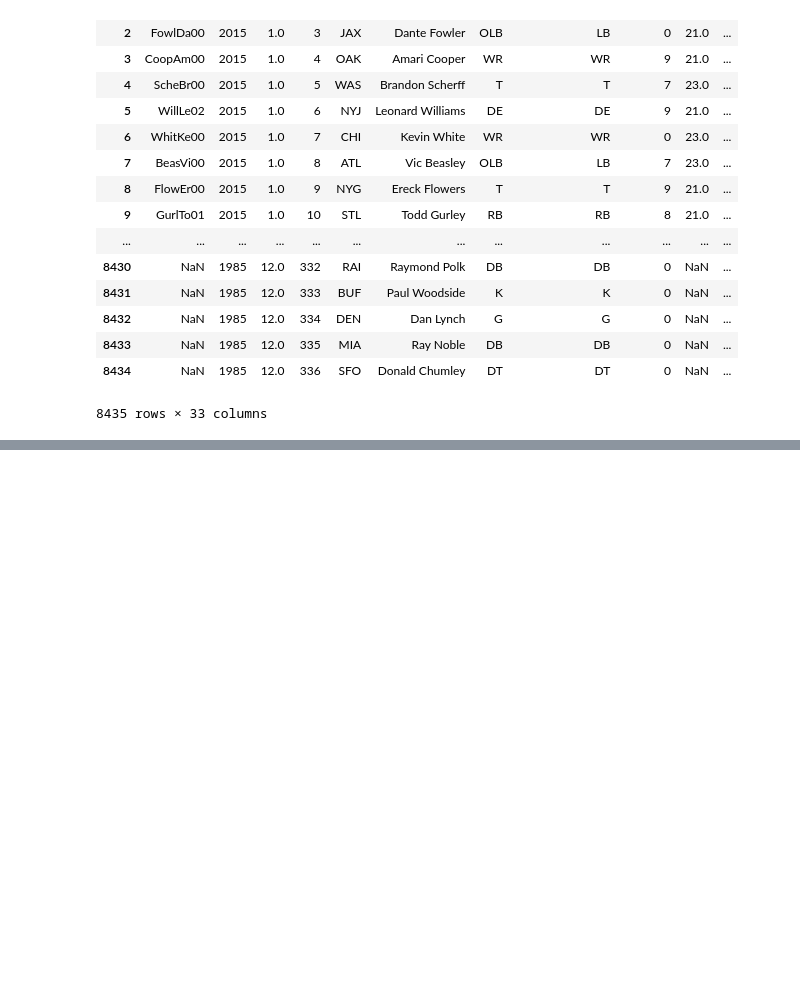
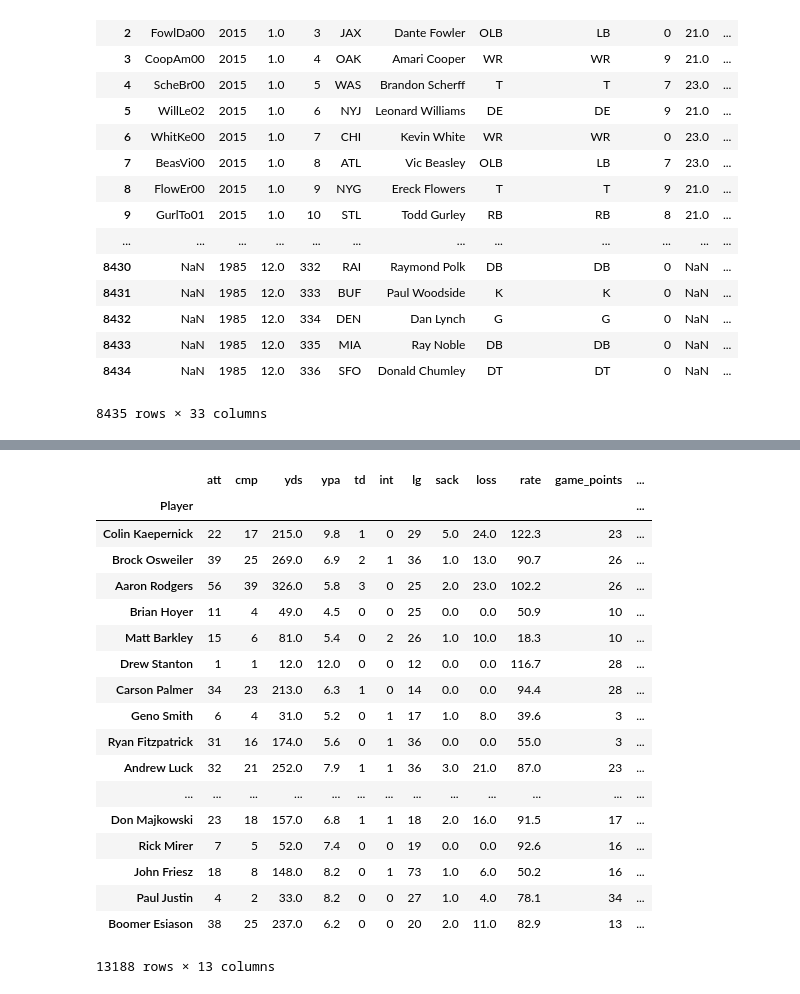
Before and after one commit to Ryanj535/NFL-ETL, a Jupyter notebook: NFL_ETL_KH.ipynb, the cells around one changed output, grey strips where cells are left out. Cells and saved outputs as stored; diff of their text form; code cells hidden in the pictures; blank space fills up the shorter version.

Commit message:
cleaning stats data

```diff
--- a/NFL_ETL_KH.ipynb
+++ b/NFL_ETL_KH.ipynb
@@ -53,0 +54,4 @@ import numpy as np
+# %%
+stats_path = 'resources/QBStats_all.csv'
+stats_df = pd.read_csv(stats_path, encoding ='utf8')
+stats_df.head()
@@ -53,0 +65,12 @@ import numpy as np
+# %%
+qb_stats_df = stats_df
+qb_stats_df
+names = qb_stats_df['qb'].tolist()
+qb_list = []
+for name in names:
+    split_name = name.split(".")
+    drop_second = split_name[0]
+    clean_name = drop_second[:-1]
+    qb_list.append(clean_name)
+stats_df['Player'] = qb_list
+stats_df.head()
@@ -53,0 +84,25 @@ import numpy as np
+# %%
+qb_stats_df = stats_df.drop('qb',axis=1)
+qb_stats_df = qb_stats_df.set_index('Player')
+# %%
+qb_stats_df.sort_values(by="year", ascending=False)
+# %% [output]
+|  | att | cmp | yds | ypa | td | int | lg | sack | loss | rate | game_points | ... |
+| Player |  |  |  |  |  |  |  |  |  |  |  | ... |
+| Colin Kaepernick | 22 | 17 | 215.0 | 9.8 | 1 | 0 | 29 | 5.0 | 24.0 | 122.3 | 23 | ... |
+| Brock Osweiler | 39 | 25 | 269.0 | 6.9 | 2 | 1 | 36 | 1.0 | 13.0 | 90.7 | 26 | ... |
+| Aaron Rodgers | 56 | 39 | 326.0 | 5.8 | 3 | 0 | 25 | 2.0 | 23.0 | 102.2 | 26 | ... |
+| Brian Hoyer | 11 | 4 | 49.0 | 4.5 | 0 | 0 | 25 | 0.0 | 0.0 | 50.9 | 10 | ... |
+| Matt Barkley | 15 | 6 | 81.0 | 5.4 | 0 | 2 | 26 | 1.0 | 10.0 | 18.3 | 10 | ... |
+| Drew Stanton | 1 | 1 | 12.0 | 12.0 | 0 | 0 | 12 | 0.0 | 0.0 | 116.7 | 28 | ... |
+| Carson Palmer | 34 | 23 | 213.0 | 6.3 | 1 | 0 | 14 | 0.0 | 0.0 | 94.4 | 28 | ... |
+| Geno Smith | 6 | 4 | 31.0 | 5.2 | 0 | 1 | 17 | 1.0 | 8.0 | 39.6 | 3 | ... |
+| Ryan Fitzpatrick | 31 | 16 | 174.0 | 5.6 | 0 | 1 | 36 | 0.0 | 0.0 | 55.0 | 3 | ... |
+| Andrew Luck | 32 | 21 | 252.0 | 7.9 | 1 | 1 | 36 | 3.0 | 21.0 | 87.0 | 23 | ... |
+| ... | ... | ... | ... | ... | ... | ... | ... | ... | ... | ... | ... | ... |
+| Don Majkowski | 23 | 18 | 157.0 | 6.8 | 1 | 1 | 18 | 2.0 | 16.0 | 91.5 | 17 | ... |
+| Rick Mirer | 7 | 5 | 52.0 | 7.4 | 0 | 0 | 19 | 0.0 | 0.0 | 92.6 | 16 | ... |
+| John Friesz | 18 | 8 | 148.0 | 8.2 | 0 | 1 | 73 | 1.0 | 6.0 | 50.2 | 16 | ... |
+| Paul Justin | 4 | 2 | 33.0 | 8.2 | 0 | 0 | 27 | 1.0 | 4.0 | 78.1 | 34 | ... |
+| Boomer Esiason | 38 | 25 | 237.0 | 6.2 | 0 | 0 | 20 | 2.0 | 11.0 | 82.9 | 13 | ... |
+13188 rows × 13 columns
```
Also changed, not shown: parts of 5 cells of this notebook.
